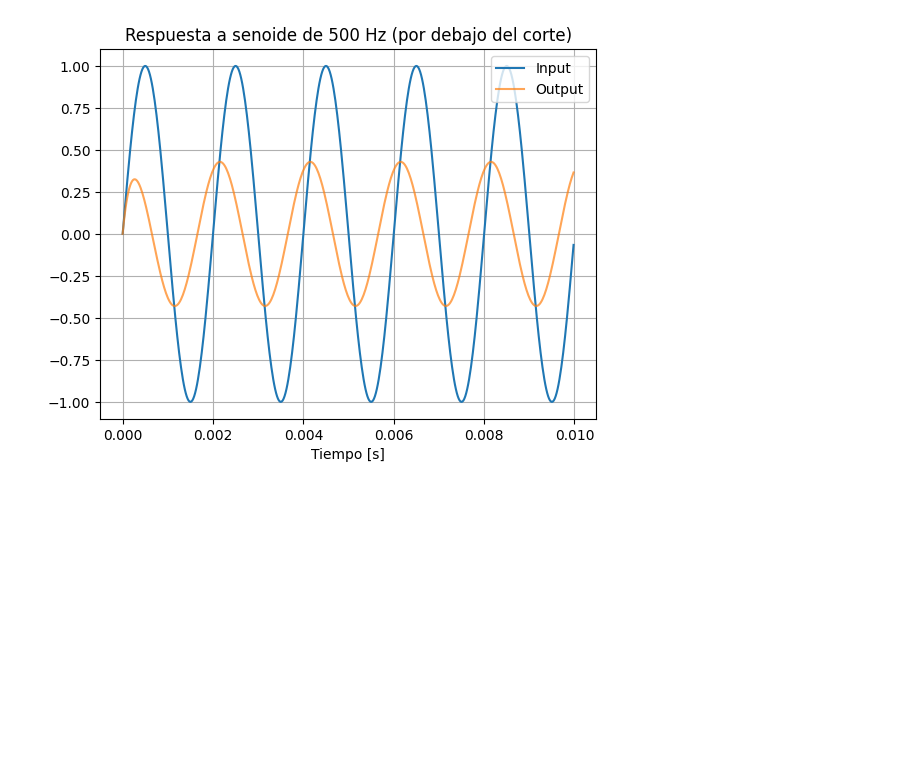
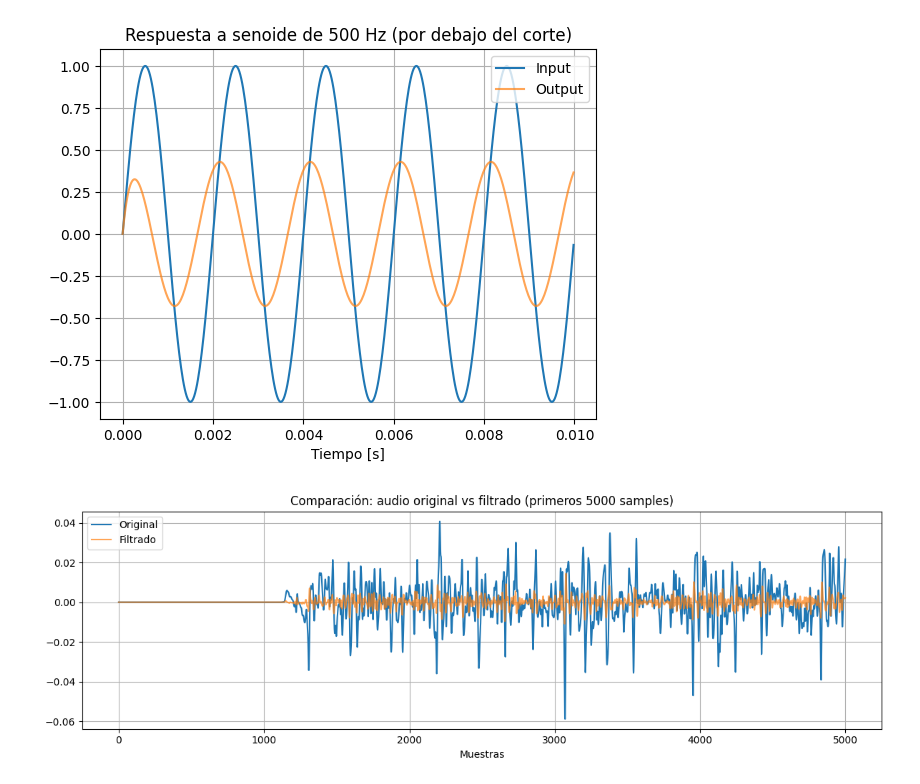
Before and after one commit to cepatinog/wdf-tutorial, a Jupyter notebook: test_rc_highpass.ipynb, the cells around one changed output. Drawn from its saved outputs; the diff is of its cells as text; code cells hidden in the pictures; blank space fills up the shorter version.

```diff
--- a/test_rc_highpass.ipynb
+++ b/test_rc_highpass.ipynb
@@ -61,3 +61,34 @@ plt.grid()
 plt.show()
 # %% [output]
 [figure]
+# %%
+import librosa
+import soundfile as sf
+import matplotlib.pyplot as plt
+import numpy as np
+from filters.rc_highpass import RCHighPass  # ajusta si está en otro directorio
+
+#  Cargar MP3 (convertido a mono automáticamente)
+audio, fs = librosa.load("guitar_riff.mp3", sr=None, mono=True)
+
+#  Crear el filtro
+filtro = RCHighPass(fs=fs, cutoff=5000)
+
+#  Procesar bloque
+output = filtro.process_block(audio)
+
+#  Guardar como WAV
+sf.write("salida_highpass.wav", output, samplerate=fs)
+
+#  Visualizar
+plt.figure(figsize=(12, 4))
+plt.plot(audio[:5000], label="Original")
+plt.plot(output[:5000], label="Filtrado", alpha=0.7)
+plt.title("Comparación: audio original vs filtrado (primeros 5000 samples)")
+plt.xlabel("Muestras")
+plt.legend()
+plt.grid(True)
+plt.tight_layout()
+plt.show()
+# %% [output]
+[figure, added]
```
Also changed, not shown: 2 other files.
